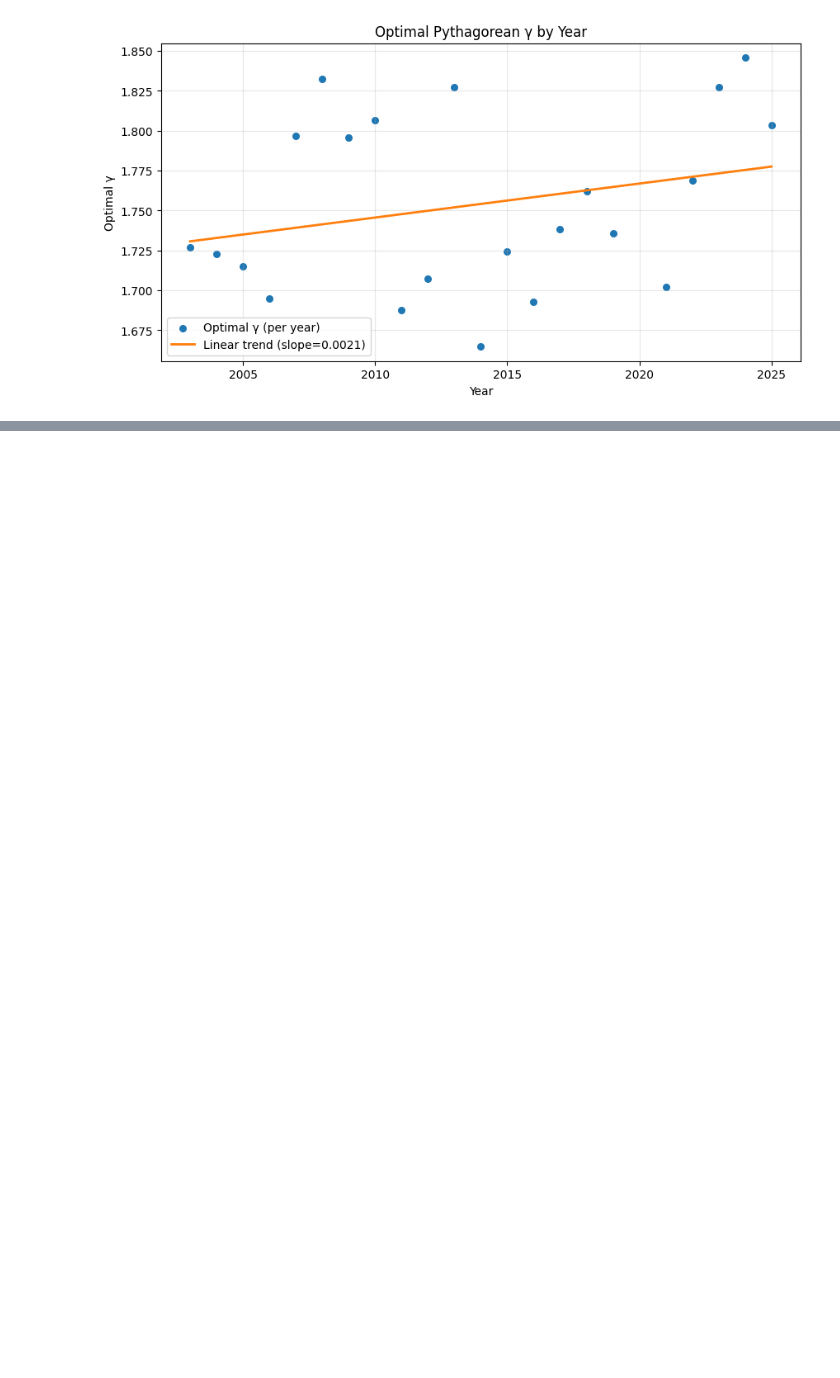
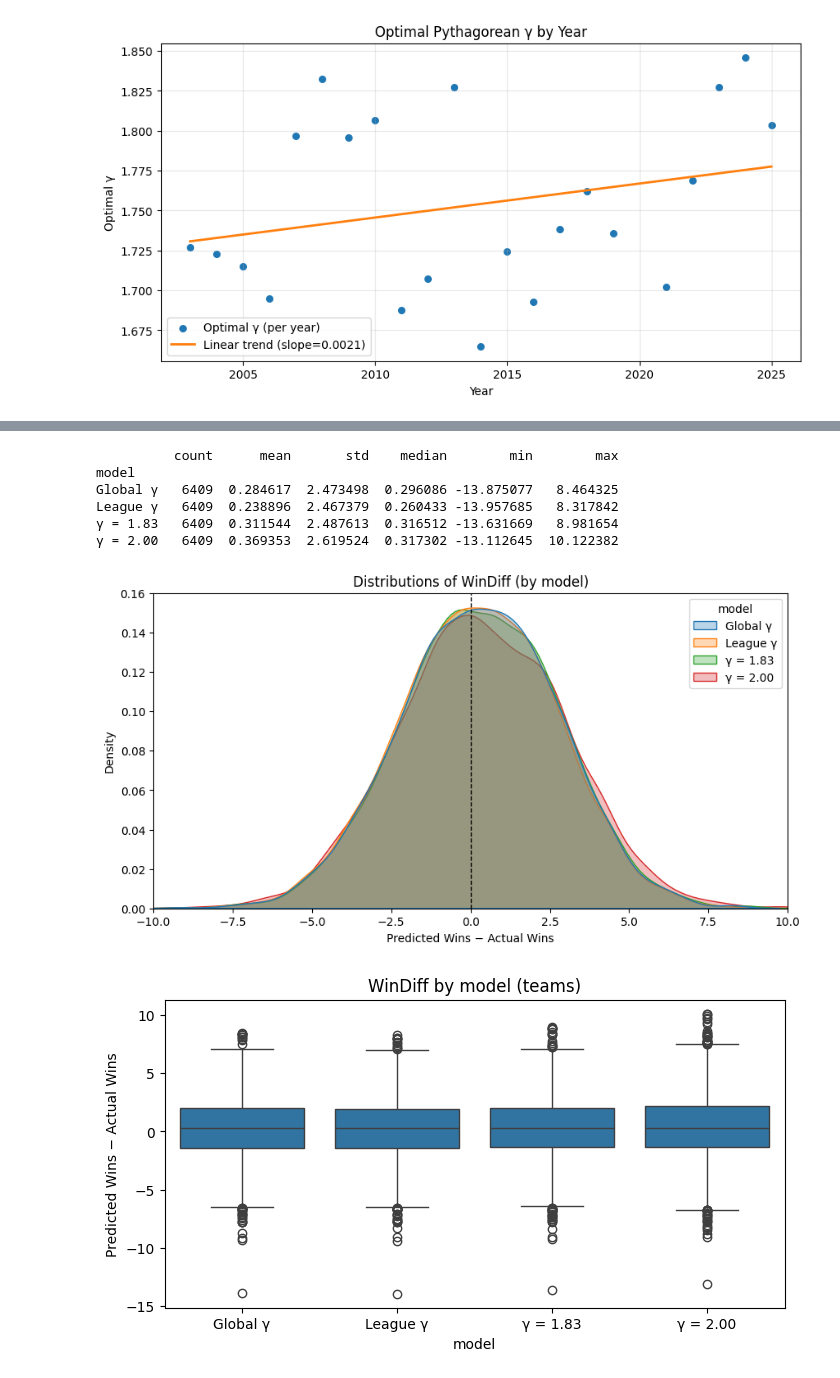
Before and after one commit to CodeMateo15/ncaaBaseballDraft-Predictor, a Jupyter notebook: CSV+Code Files/pythagorean_expectation/pyth_expectation_R2_all.ipynb, the cells around one changed output, grey strips where cells are left out. Cells and saved outputs as stored; diff of their text form; code cells hidden in the pictures; blank space fills up the shorter version.

```diff
--- a/CSV+Code Files/pythagorean_expectation/pyth_expectation_R2_all.ipynb
+++ b/CSV+Code Files/pythagorean_expectation/pyth_expectation_R2_all.ipynb
@@ -346,0 +363,51 @@ example_df
+# %%
+import matplotlib.pyplot as plt
+import seaborn as sns
+
+# prepare per-team league gamma (fallback to global if league missing)
+df['gamma_league'] = df['league'].map(league_gamma).fillna(gamma_hat_global)
+
+# compute WinDiff for four gammas of interest
+rows = []
+# Global optimal
+wp_global = pythag_wpct(df['R'], df['RA'], gamma_hat_global)
+rows.append(pd.DataFrame({'model': 'Global γ', 'win_diff': (wp_global * df['G'] - df['W']).values}))
+# League (per-team) gamma
+wp_league = pythag_wpct(df['R'], df['RA'], df['gamma_league'])
+rows.append(pd.DataFrame({'model': 'League γ', 'win_diff': (wp_league * df['G'] - df['W']).values}))
+# γ = 1.83
+wp_183 = pythag_wpct(df['R'], df['RA'], 1.83)
+rows.append(pd.DataFrame({'model': 'γ = 1.83', 'win_diff': (wp_183 * df['G'] - df['W']).values}))
+# γ = 2.00
+wp_200 = pythag_wpct(df['R'], df['RA'], 2.00)
+rows.append(pd.DataFrame({'model': 'γ = 2.00', 'win_diff': (wp_200 * df['G'] - df['W']).values}))
+
+win_diff_df = pd.concat(rows, ignore_index=True)
+
+# summary statistics
+print(win_diff_df.groupby('model')['win_diff'].agg(['count','mean','std','median','min','max']))
+
+# density plot (overlaid)
+plt.figure(figsize=(10,5))
+sns.kdeplot(data=win_diff_df, x='win_diff', hue='model', fill=True, alpha=0.3, common_norm=False)
+plt.axvline(0, color='k', ls='--', lw=1)
+plt.xlabel('Predicted Wins − Actual Wins')
+plt.xlim(-10, 10)
+plt.title('Distributions of WinDiff (by model)')
+plt.show()
+
+# boxplot
+plt.figure(figsize=(8,4))
+sns.boxplot(data=win_diff_df, x='model', y='win_diff')
+plt.ylabel('Predicted Wins − Actual Wins')
+plt.title('WinDiff by model (teams)')
+plt.show()
+# %% [output]
+          count      mean       std    median        min        max
+model
+Global γ   6409  0.284617  2.473498  0.296086 -13.875077   8.464325
+League γ   6409  0.238896  2.467379  0.260433 -13.957685   8.317842
+γ = 1.83   6409  0.311544  2.487613  0.316512 -13.631669   8.981654
+γ = 2.00   6409  0.369353  2.619524  0.317302 -13.112645  10.122382
+[figure, added]
+[figure, added]
```
Also changed, not shown: parts of 3 cells of this notebook, 1 other file.
